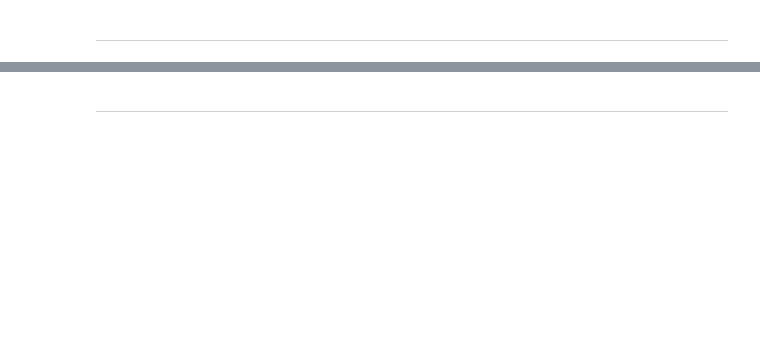
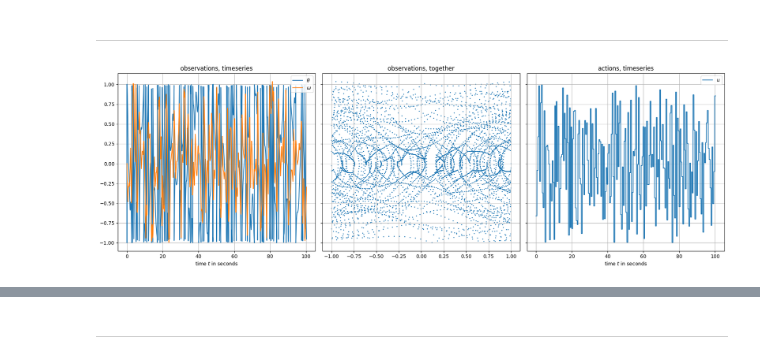
Before and after one commit to ExcitingSystems/DMPE, a Jupyter notebook: dev/iGOATs_np_CMA-ES.ipynb, the cells around one changed output, grey strips where cells are left out. Saved outputs shown, nothing was run; the diff lists cells and outputs as text; code cells hidden in the pictures; blank space fills up the shorter version.

```diff
--- a/dev/iGOATs_np_CMA-ES.ipynb
+++ b/dev/iGOATs_np_CMA-ES.ipynb
@@ -144,13 +153,15 @@ plt.show()
 # %%
 from exciting_exciting_systems.related_work.algorithms import excite_with_iGOATs
 # %%
-def featurize_theta(obs):
+def featurize_theta(obs_action):
     """The angle itself is difficult to properly interpret in the loss as angles
     such as 1.99 * pi and 0 are essentially the same. Therefore the angle is
     transformed to sin(phi) and cos(phi) for comparison in the loss."""
 
-    feat_obs = np.stack([np.sin(obs[..., 0] * np.pi), np.cos(obs[..., 0] * np.pi), obs[..., 1]], axis=-1)
-    return feat_obs
+    feat_obs_action = np.stack([np.sin(obs_action[..., 0] * np.pi), np.cos(obs_action[..., 0] * np.pi)], axis=-1)
+    feat_obs_action = np.concatenate([feat_obs_action, obs_action[..., 1:]], axis=-1)
+
+    return feat_obs_action
 # %%
 h = 2
 a = 2
@@ -175,13 +186,15 @@ observations, actions = excite_with_iGOATs(
 )
 # %%
 fig, axs = plot_sequence(
-    observations=np.stack(observations),
-    actions=np.stack(actions),
+    observations=observations,
+    actions=actions,
     tau=tau,
     obs_labels=[r"$\theta$", r"$\omega$"],
     action_labels=[r"$u$"],
 );
 plt.show()
+# %% [output]
+[figure, added]
 # %%
 from exciting_exciting_systems.utils.density_estimation import DensityEstimate, build_grid_2d, update_density_estimate_multiple_observations
 # %%
```
Also changed, not shown: parts of 10 cells of this notebook, 3 other files.
